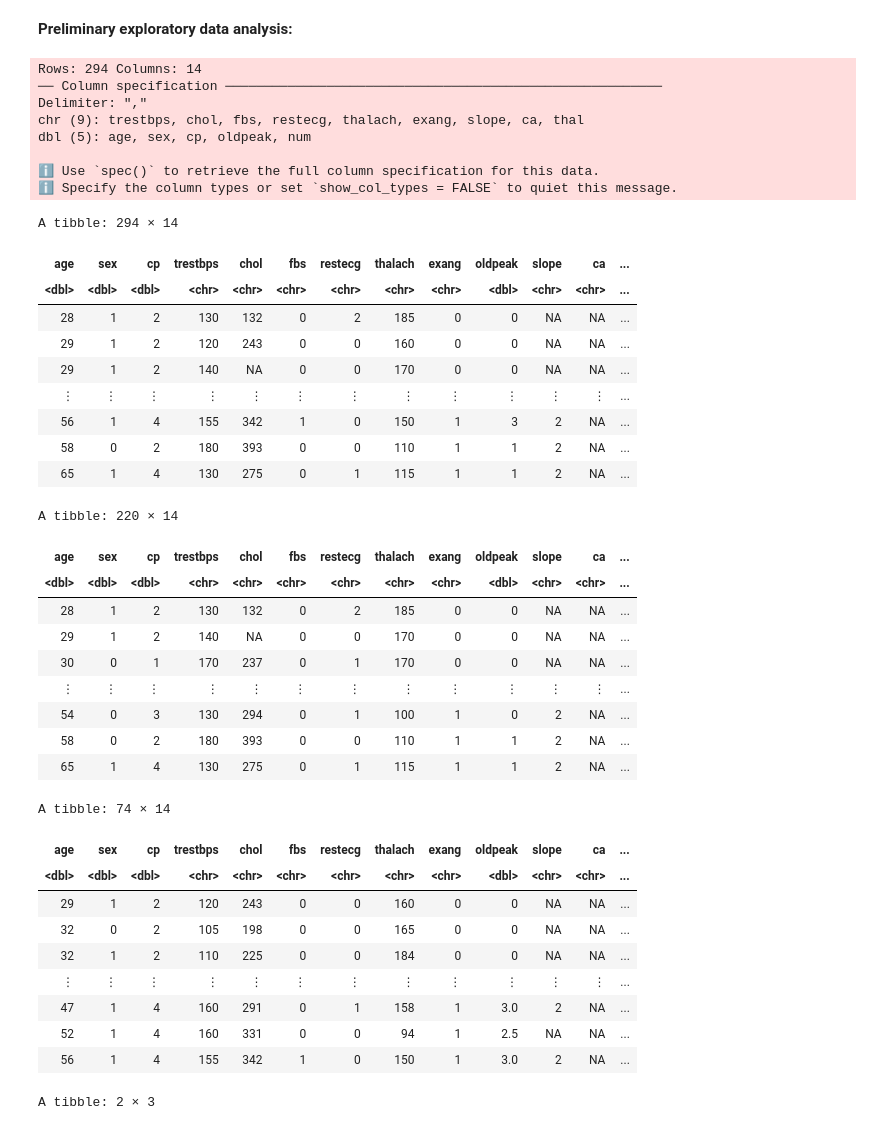
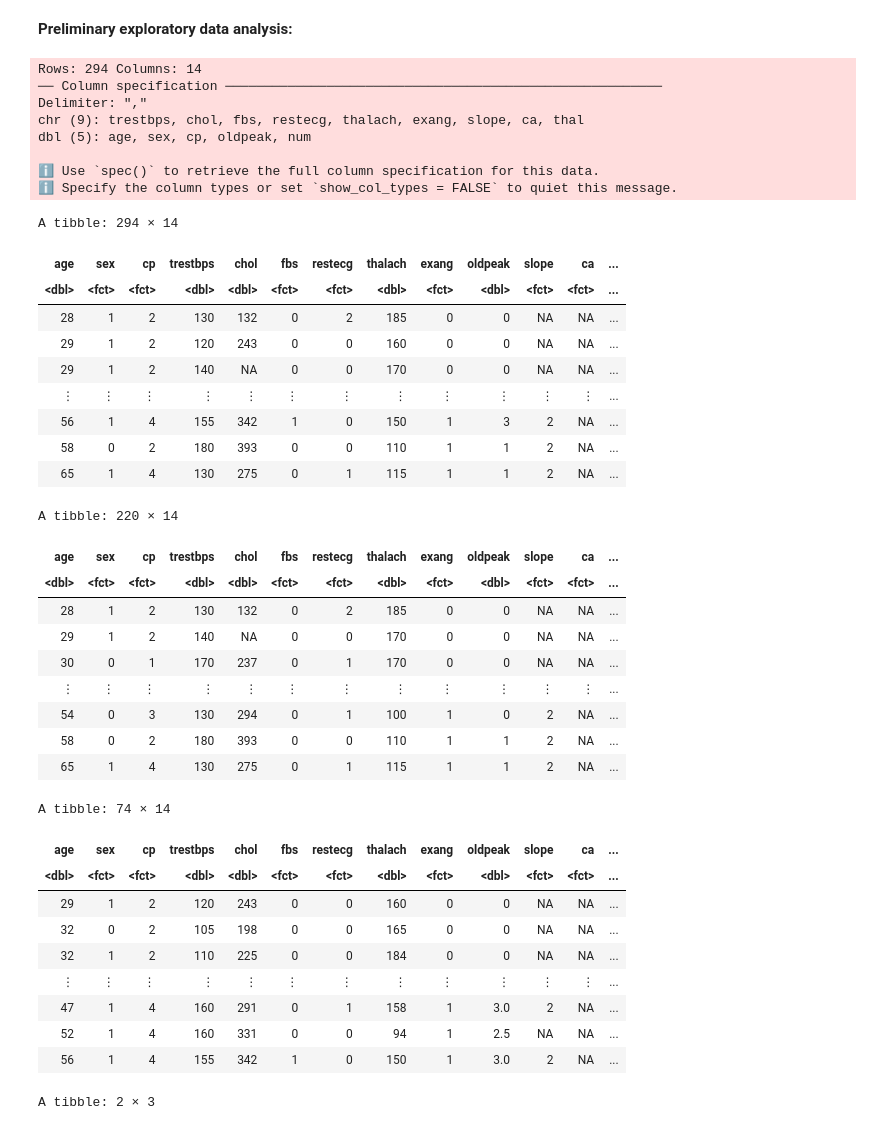
Before and after one commit to GeneRevo/DSCI100-007-Group10, a Jupyter notebook: 007_project_proposal.ipynb, the cells around one changed output. Saved outputs shown, nothing was run; the diff lists cells and outputs as text; code cells hidden in the pictures.

```diff
--- a/007_project_proposal.ipynb
+++ b/007_project_proposal.ipynb
@@ -24,25 +42,27 @@ set.seed(3789)
 # %%
 # loading the data and mutating the class label column to factor
 heart_disease_data <- read_csv("https://archive.ics.uci.edu/ml/machine-learning-databases/heart-disease/processed.hungarian.data",
                           col_names = c("age", "sex", "cp", "trestbps", "chol", "fbs","restecg", "thalach", "exang", "oldpeak",
-                                        "slope", "ca", "thal", "num")) |>
-mutate(num = as_factor(num))
+                                        "slope", "ca", "thal", "num"))
 
 # changing any "?" to NA in our dataset
 heart_disease_data[heart_disease_data=="?"]<-NA
+
+# converting columns to correct type (mutate_if mutates columns based on provided conditions.) (mutate_at allows to mutate multiple columns to the same type)
+heart_disease_data <- heart_disease_data |> mutate_if(is.character, as.numeric) |> mutate_at(vars("sex", "cp", "fbs", "restecg", "exang", "ca", "thal", "num", "slope"), factor)
 heart_disease_data
 # %% [output]
 Rows: 294 Columns: 14
 ── Column specification ────────────────────────────────────────────────────────
 Delimiter: ","
 chr (9): trestbps, chol, fbs, restecg, thalach, exang, slope, ca, thal
 dbl (5): age, sex, cp, oldpeak, num
 
 ℹ Use `spec()` to retrieve the full column specification for this data.
 ℹ Specify the column types or set `show_col_types = FALSE` to quiet this message.
 A tibble: 294 × 14
 | age | sex | cp | trestbps | chol | fbs | restecg | thalach | exang | oldpeak | slope | ca | ... |
-| <dbl> | <dbl> | <dbl> | <chr> | <chr> | <chr> | <chr> | <chr> | <chr> | <dbl> | <chr> | <chr> | ... |
+| <dbl> | <fct> | <fct> | <dbl> | <dbl> | <fct> | <fct> | <dbl> | <fct> | <dbl> | <fct> | <fct> | ... |
 | 28 | 1 | 2 | 130 | 132 | 0 | 2 | 185 | 0 | 0 | NA | NA | ... |
 | 29 | 1 | 2 | 120 | 243 | 0 | 0 | 160 | 0 | 0 | NA | NA | ... |
 | 29 | 1 | 2 | 140 | NA | 0 | 0 | 170 | 0 | 0 | NA | NA | ... |
@@ -62,7 +82,7 @@ heart_disease_test
 # %% [output]
 A tibble: 220 × 14
 | age | sex | cp | trestbps | chol | fbs | restecg | thalach | exang | oldpeak | slope | ca | ... |
-| <dbl> | <dbl> | <dbl> | <chr> | <chr> | <chr> | <chr> | <chr> | <chr> | <dbl> | <chr> | <chr> | ... |
+| <dbl> | <fct> | <fct> | <dbl> | <dbl> | <fct> | <fct> | <dbl> | <fct> | <dbl> | <fct> | <fct> | ... |
 | 28 | 1 | 2 | 130 | 132 | 0 | 2 | 185 | 0 | 0 | NA | NA | ... |
 | 29 | 1 | 2 | 140 | NA | 0 | 0 | 170 | 0 | 0 | NA | NA | ... |
 | 30 | 0 | 1 | 170 | 237 | 0 | 1 | 170 | 0 | 0 | NA | NA | ... |
@@ -72,7 +92,7 @@ A tibble: 220 × 14
 | 65 | 1 | 4 | 130 | 275 | 0 | 1 | 115 | 1 | 1 | 2 | NA | ... |
 A tibble: 74 × 14
 | age | sex | cp | trestbps | chol | fbs | restecg | thalach | exang | oldpeak | slope | ca | ... |
-| <dbl> | <dbl> | <dbl> | <chr> | <chr> | <chr> | <chr> | <chr> | <chr> | <dbl> | <chr> | <chr> | ... |
+| <dbl> | <fct> | <fct> | <dbl> | <dbl> | <fct> | <fct> | <dbl> | <fct> | <dbl> | <fct> | <fct> | ... |
 | 29 | 1 | 2 | 120 | 243 | 0 | 0 | 160 | 0 | 0 | NA | NA | ... |
 | 32 | 0 | 2 | 105 | 198 | 0 | 0 | 165 | 0 | 0 | NA | NA | ... |
 | 32 | 1 | 2 | 110 | 225 | 0 | 0 | 184 | 0 | 0 | NA | NA | ... |
```
Also changed, not shown: parts of 3 cells of this notebook.
